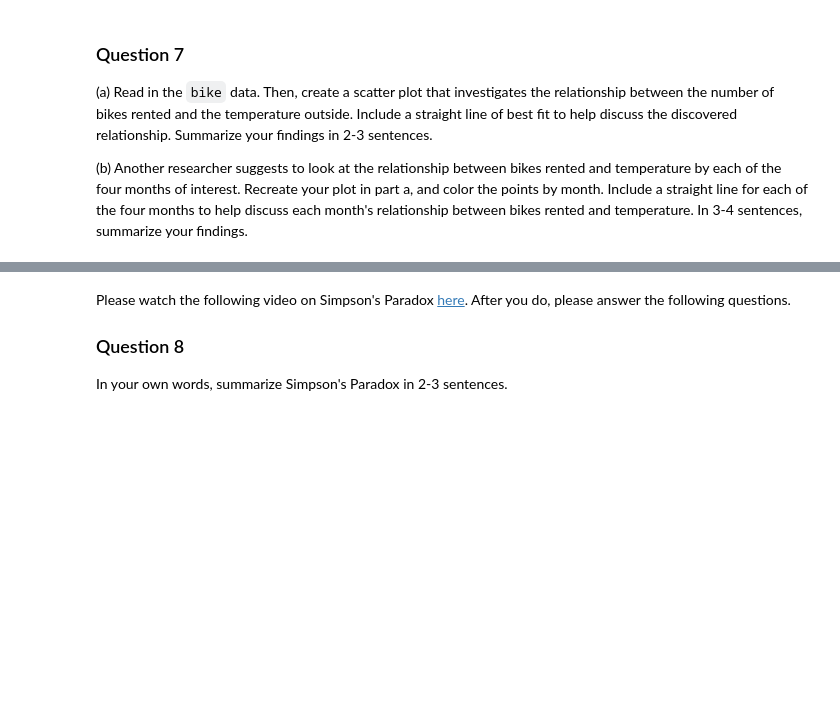
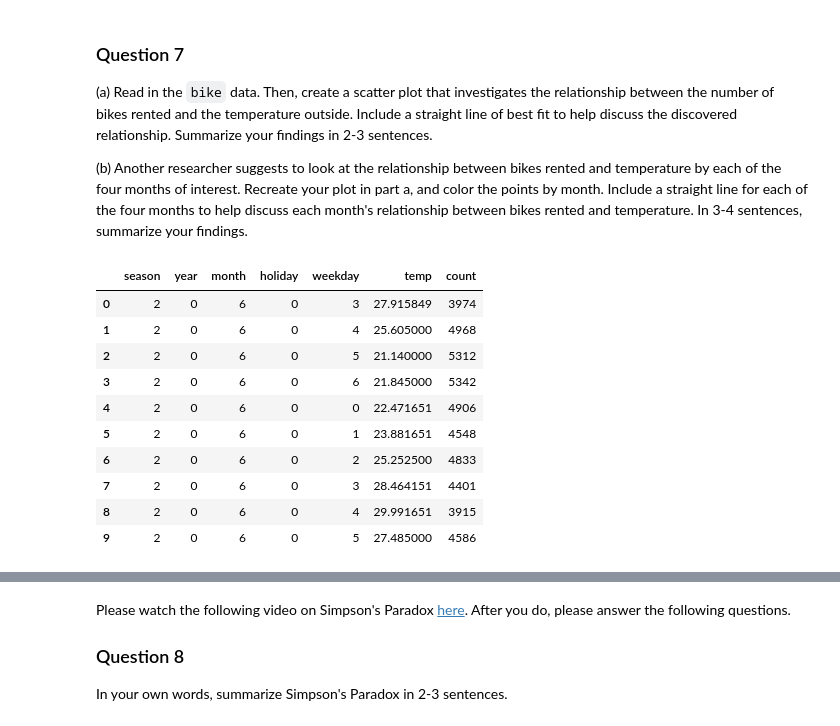
Before and after one commit to INFO-511-F24/lab-05-ChilePeppers, a Jupyter notebook: lab-5.ipynb, the cells around one changed output, grey strips where cells are left out. Saved outputs shown, nothing was run; the diff lists cells and outputs as text; code cells hidden in the pictures; blank space fills up the shorter version.

```diff
--- a/lab-5.ipynb
+++ b/lab-5.ipynb
@@ -373,3 +373,19 @@ Below is a list of variables and their definitions:
     Recreate your plot in part a, and color the points by month.
     Include a straight line for each of the four months to help discuss each month's relationship between bikes rented and temperature.
     In 3-4 sentences, summarize your findings.
+# %%
+bike_data = pd.read_csv('data/bike.csv')
+
+bike_data.head(10)
+# %% [output]
+|  | season | year | month | holiday | weekday | temp | count |
+| 0 | 2 | 0 | 6 | 0 | 3 | 27.915849 | 3974 |
+| 1 | 2 | 0 | 6 | 0 | 4 | 25.605000 | 4968 |
+| 2 | 2 | 0 | 6 | 0 | 5 | 21.140000 | 5312 |
+| 3 | 2 | 0 | 6 | 0 | 6 | 21.845000 | 5342 |
+| 4 | 2 | 0 | 6 | 0 | 0 | 22.471651 | 4906 |
+| 5 | 2 | 0 | 6 | 0 | 1 | 23.881651 | 4548 |
+| 6 | 2 | 0 | 6 | 0 | 2 | 25.252500 | 4833 |
+| 7 | 2 | 0 | 6 | 0 | 3 | 28.464151 | 4401 |
+| 8 | 2 | 0 | 6 | 0 | 4 | 29.991651 | 3915 |
+| 9 | 2 | 0 | 6 | 0 | 5 | 27.485000 | 4586 |
```
Also changed, not shown: parts of 7 cells of this notebook.
